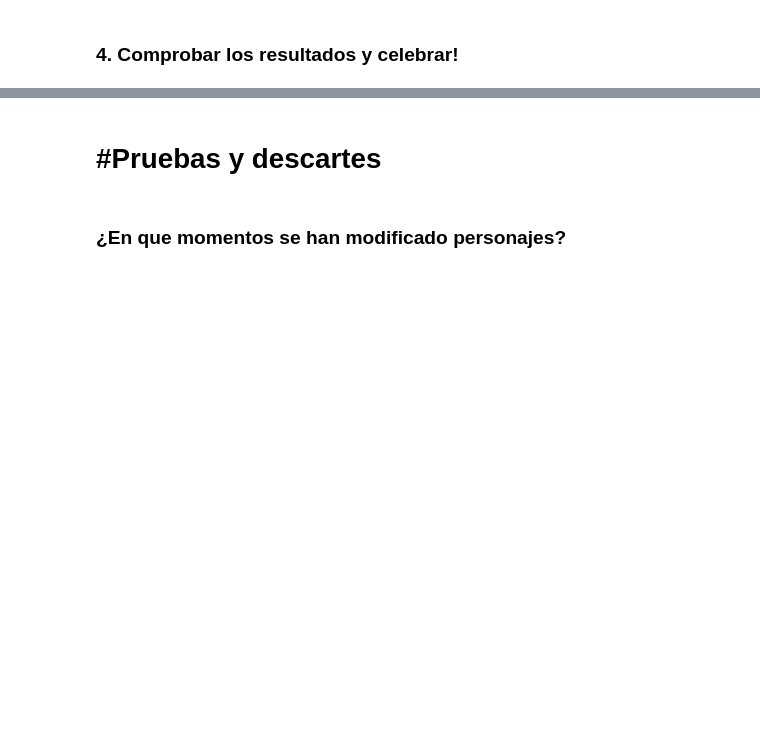
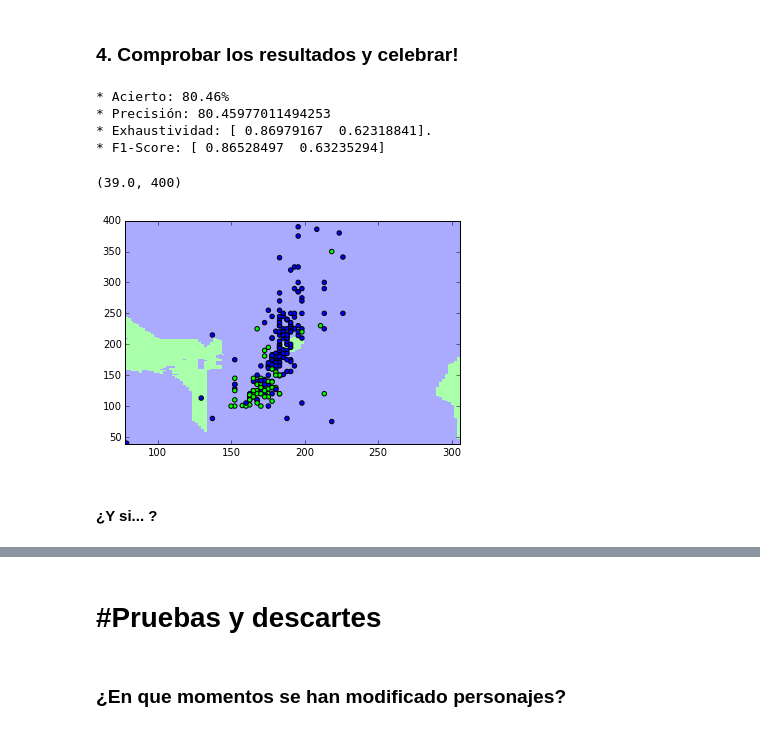
Before and after one commit to maigimenez/aurora, a Jupyter notebook: Aurora.ipynb, the cells around one changed output, grey strips where cells are left out. Drawn from its saved outputs; the diff is of its cells as text; code cells hidden in the pictures; blank space fills up the shorter version.

```diff
--- a/Aurora.ipynb
+++ b/Aurora.ipynb
@@ -830,0 +842,6 @@ True              149.628205   170.701026      1  0.134615
+# %%
+X_train = physical_knn.loc[train_rows][['wiki.weight','wiki.height']]
+y_train = physical_knn.loc[train_rows]['Women']
+
+X_test = physical_knn.loc[test_rows][['wiki.weight','wiki.height']]
+y_test = physical_knn.loc[test_rows]['Women']
@@ -830,0 +850,4 @@ True              149.628205   170.701026      1  0.134615
+# %%
+from sklearn import neighbors
+classifier = neighbors.KNeighborsClassifier()
+classifier
@@ -830,0 +857,2 @@ True              149.628205   170.701026      1  0.134615
+# %%
+classifier.fit(X_train, y_train)
@@ -831,2 +883,39 @@ True              149.628205   170.701026      1  0.134615
 # %% [markdown]
 ### 4. Comprobar los resultados y celebrar!
+# %%
+from sklearn import metrics
+accuracy = metrics.accuracy_score(y_test, predict)
+precision, recall, f1, _ = metrics.precision_recall_fscore_support(y_test, predict)
+print("* Acierto: {:.2f}%".format(accuracy*100))
+print("* Precisión: {}\n* Exhaustividad: {}.\n* F1-Score: {}".format(accuracy*100, precision, recall, f1))
+# %% [output]
+* Acierto: 80.46%
+* Precisión: 80.45977011494253
+* Exhaustividad: [ 0.86979167  0.62318841].
+* F1-Score: [ 0.86528497  0.63235294]
+# %%
+from matplotlib.colors import ListedColormap
+
+cmap_light = ListedColormap(['#AAAAFF', '#AAFFAA'])
+cmap_bold = ListedColormap(['#0000FF', '#00FF00'])
+
+step = 2
+
+x_min, x_max = X_test['wiki.height'].min() - 1, X_test['wiki.height'].max() + 1
+y_min, y_max = X_test['wiki.weight'].min() - 1, X_test['wiki.weight'].max() + 1
+
+xx, yy = np.meshgrid(np.arange(x_min, x_max, step),
+                     np.arange(y_min, y_max, step))
+prediction = classifier.predict(X_test)
+Z = classifier.predict(np.c_[xx.ravel(), yy.ravel()])
+Z = Z.reshape(xx.shape)
+plt.figure()
+plt.pcolormesh(xx, yy, Z, cmap=cmap_light)
+plt.scatter( X_test['wiki.height'], X_test['wiki.weight'], c=y_test, cmap=cmap_bold)
+plt.xlim(xx.min(), xx.max())
+plt.ylim(yy.min(), 400)
+# %% [output]
+(39.0, 400)
+[figure, added]
+# %% [markdown]
+#### ¿Y si... ?
```
Also changed, not shown: parts of 17 cells of this notebook.
